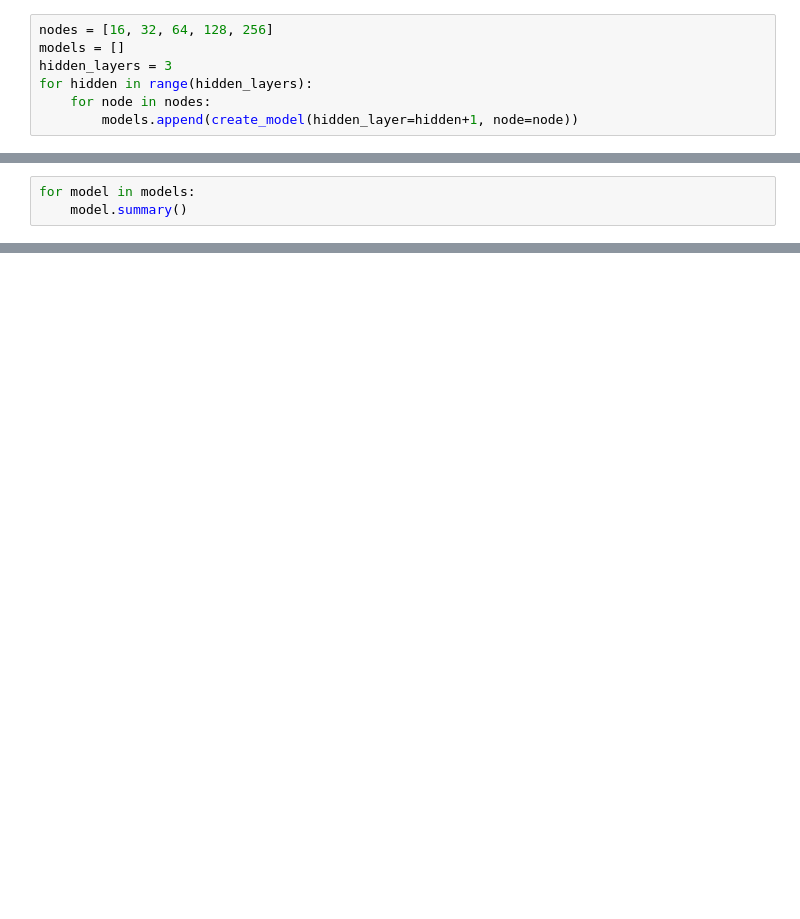
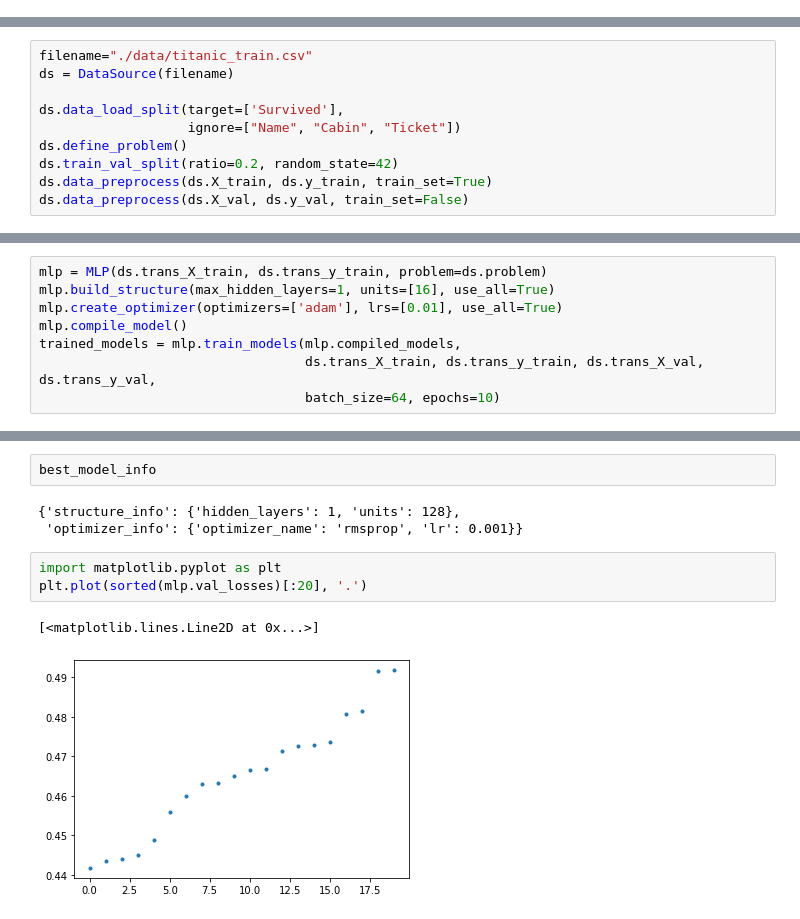
Before and after one commit to JKeun/determinism, a Jupyter notebook: MLP-module.ipynb, the cells around one changed output, grey strips where cells are left out. Saved outputs shown, nothing was run; the diff lists cells and outputs as text; blank space fills up the shorter version.

Commit message:
training-on-gpu

```diff
--- a/MLP-module.ipynb
+++ b/MLP-module.ipynb
@@ -269,7 +0,0 @@ _________________________________________________________________
-# %%
-nodes = [16, 32, 64, 128, 256]
-models = []
-hidden_layers = 3
-for hidden in range(hidden_layers):
-    for node in nodes:
-        models.append(create_model(hidden_layer=hidden+1, node=node))
@@ -280,3 +0,0 @@ len(models)
-# %%
-for model in models:
-    model.summary()
@@ -300,0 +218,10 @@ _________________________________________________________________
+# %%
+filename="./data/titanic_train.csv"
+ds = DataSource(filename)
+
+ds.data_load_split(target=['Survived'],
+                   ignore=["Name", "Cabin", "Ticket"])
+ds.define_problem()
+ds.train_val_split(ratio=0.2, random_state=42)
+ds.data_preprocess(ds.X_train, ds.y_train, train_set=True)
+ds.data_preprocess(ds.X_val, ds.y_val, train_set=False)
@@ -300,0 +244,8 @@ _________________________________________________________________
+# %%
+mlp = MLP(ds.trans_X_train, ds.trans_y_train, problem=ds.problem)
+mlp.build_structure(max_hidden_layers=1, units=[16], use_all=True)
+mlp.create_optimizer(optimizers=['adam'], lrs=[0.01], use_all=True)
+mlp.compile_model()
+trained_models = mlp.train_models(mlp.compiled_models,
+                                  ds.trans_X_train, ds.trans_y_train, ds.trans_X_val, ds.trans_y_val,
+                                  batch_size=64, epochs=10)
@@ -300,0 +276,11 @@ _________________________________________________________________
+# %%
+best_model_info
+# %% [output]
+{'structure_info': {'hidden_layers': 1, 'units': 128},
+ 'optimizer_info': {'optimizer_name': 'rmsprop', 'lr': 0.001}}
+# %%
+import matplotlib.pyplot as plt
+plt.plot(sorted(mlp.val_losses)[:20], '.')
+# %% [output]
+[<matplotlib.lines.Line2D at 0x...>]
+[figure, added]
```
Also changed, not shown: parts of 41 cells of this notebook, 7 other files.
